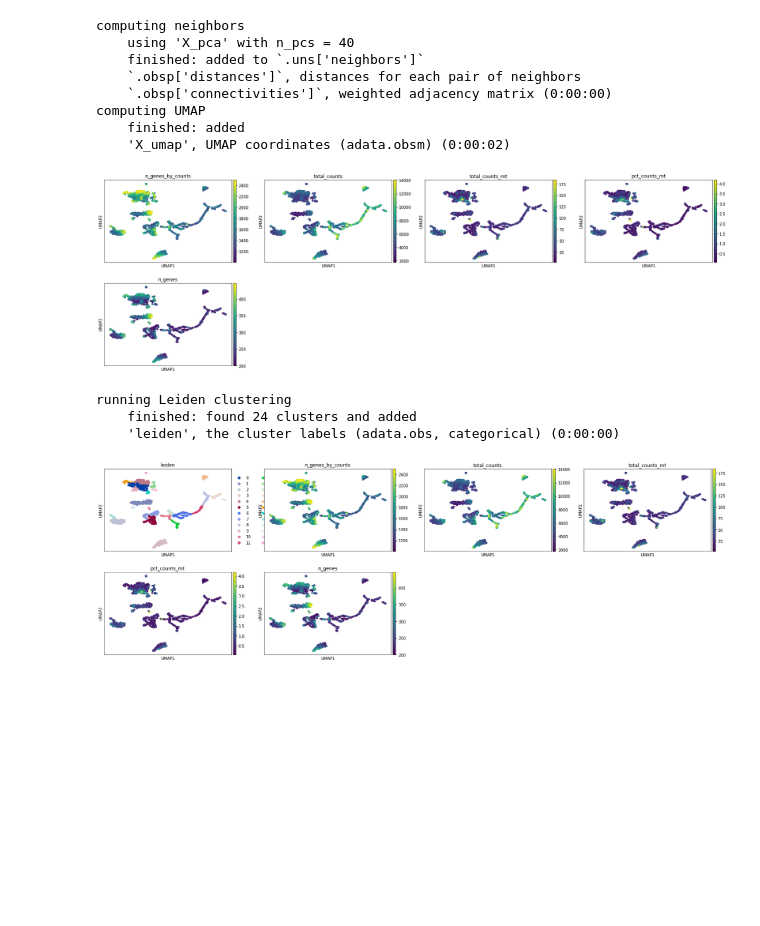
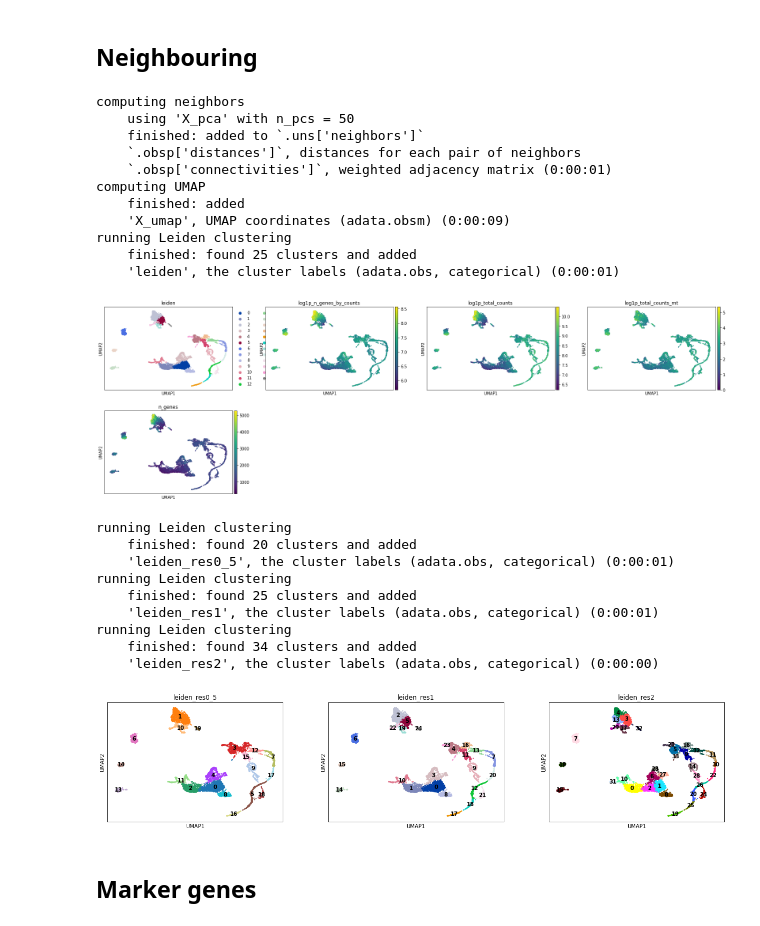
Before and after one commit to CalamandMaxence/Project-BIOENG420, a Jupyter notebook: maxence.ipynb, the cells around one changed output. Cells and saved outputs as stored; diff of their text form; code cells hidden in the pictures; blank space fills up the shorter version.

```diff
--- a/maxence.ipynb
+++ b/maxence.ipynb
@@ -33,0 +23,4 @@ AnnData object with n_obs × n_vars = 7549 × 11944
+# %%
+adata.var['mt'] = adata.var_names.str.startswith('mt:')
+adata.var['ribo'] = adata.var_names.str.startswith(("RPS", "RPL"))
+sc.pp.calculate_qc_metrics(adata, qc_vars=['mt','ribo'], percent_top=[20], log1p=True, inplace=True)
@@ -33,0 +39,6 @@ AnnData object with n_obs × n_vars = 7549 × 11944
+# %%
+sc.pp.filter_cells(adata, min_genes=100)
+sc.pp.filter_genes(adata, min_cells=3)
+adata = adata[adata.obs["pct_counts_mt"] <= 1, :]
+
+sc.pl.scatter(adata, "total_counts", "n_genes_by_counts", color="pct_counts_mt")
@@ -40,3 +76,0 @@ normalizing counts per cell
-# %%
-dfsc.var['mt'] = dfsc.var_names.str.startswith('mt:')
-sc.pp.calculate_qc_metrics(dfsc, qc_vars=['mt'], percent_top=None, log1p=False, inplace=True)
@@ -88,0 +79,2 @@ regressing out ['total_counts', 'pct_counts_mt']
+# %%
+adata.raw = adata
@@ -102,23 +105,41 @@ sc.pl.pca_variance_ratio(dfsc, log=True)
+# %% [markdown]
+## Neighbouring
 # %%
-sc.pp.neighbors(dfsc, n_neighbors=10, n_pcs=40)
+sc.pp.neighbors(adata)
 
-sc.tl.umap(dfsc)
-sc.pl.umap(dfsc, color=['n_genes_by_counts','total_counts','total_counts_mt','pct_counts_mt','n_genes'])
+sc.tl.umap(adata)
+
+sc.tl.leiden(adata)
+sc.pl.umap(adata, color=['leiden','log1p_n_genes_by_counts','log1p_total_counts','log1p_total_counts_mt','n_genes'])
 # %% [output]
 computing neighbors
-    using 'X_pca' with n_pcs = 40
+    using 'X_pca' with n_pcs = 50
     finished: added to `.uns['neighbors']`
     `.obsp['distances']`, distances for each pair of neighbors
-    `.obsp['connectivities']`, weighted adjacency matrix (0:00:00)
+    `.obsp['connectivities']`, weighted adjacency matrix (0:00:01)
 computing UMAP
     finished: added
-    'X_umap', UMAP coordinates (adata.obsm) (0:00:02)
+    'X_umap', UMAP coordinates (adata.obsm) (0:00:09)
+running Leiden clustering
+    finished: found 25 clusters and added
+    'leiden', the cluster labels (adata.obs, categorical) (0:00:01)
-[figure, old version]
+[figure, new version]
-# %%
-sc.tl.leiden(dfsc)
-sc.pl.umap(dfsc, color=['leiden','n_genes_by_counts','total_counts','total_counts_mt','pct_counts_mt','n_genes'])
-# %% [output]
-running Leiden clustering
-    finished: found 24 clusters and added
-    'leiden', the cluster labels (adata.obs, categorical) (0:00:00)
-[figure, removed]
+# %%
+sc.tl.leiden(adata, key_added="leiden_res0_5", resolution=0.5)
+sc.tl.leiden(adata, key_added="leiden_res1", resolution=1.0)
+sc.tl.leiden(adata, key_added="leiden_res2", resolution=2)
+
+sc.pl.umap(adata, color=["leiden_res0_5", "leiden_res1","leiden_res2"],legend_loc="on data",)
+# %% [output]
+running Leiden clustering
+    finished: found 20 clusters and added
+    'leiden_res0_5', the cluster labels (adata.obs, categorical) (0:00:01)
+running Leiden clustering
+    finished: found 25 clusters and added
+    'leiden_res1', the cluster labels (adata.obs, categorical) (0:00:01)
+running Leiden clustering
+    finished: found 34 clusters and added
+    'leiden_res2', the cluster labels (adata.obs, categorical) (0:00:00)
+[figure, added]
+# %% [markdown]
+## Marker genes
```
Also changed, not shown: parts of 23 cells of this notebook.
